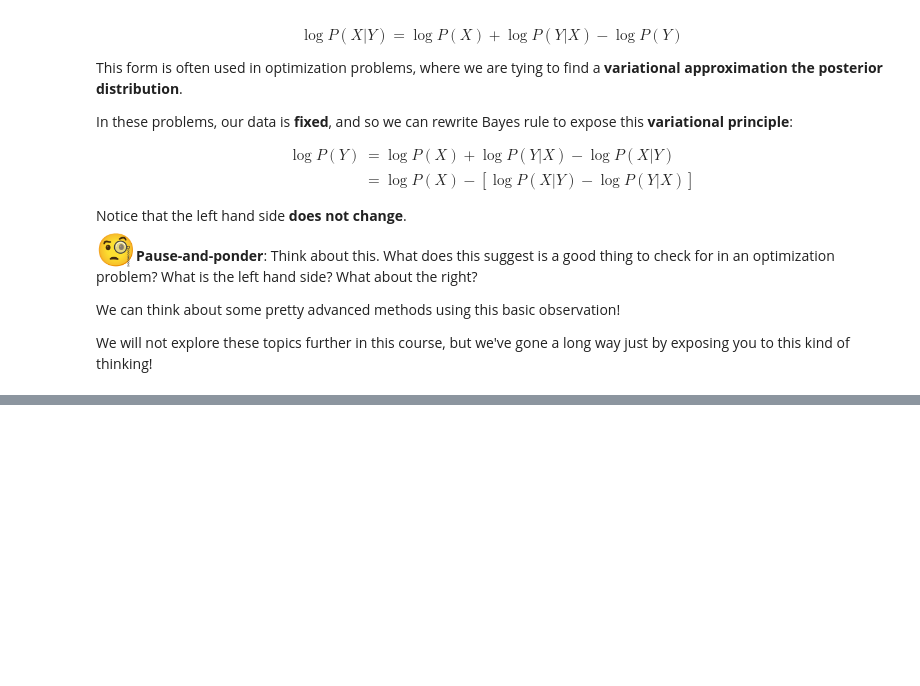
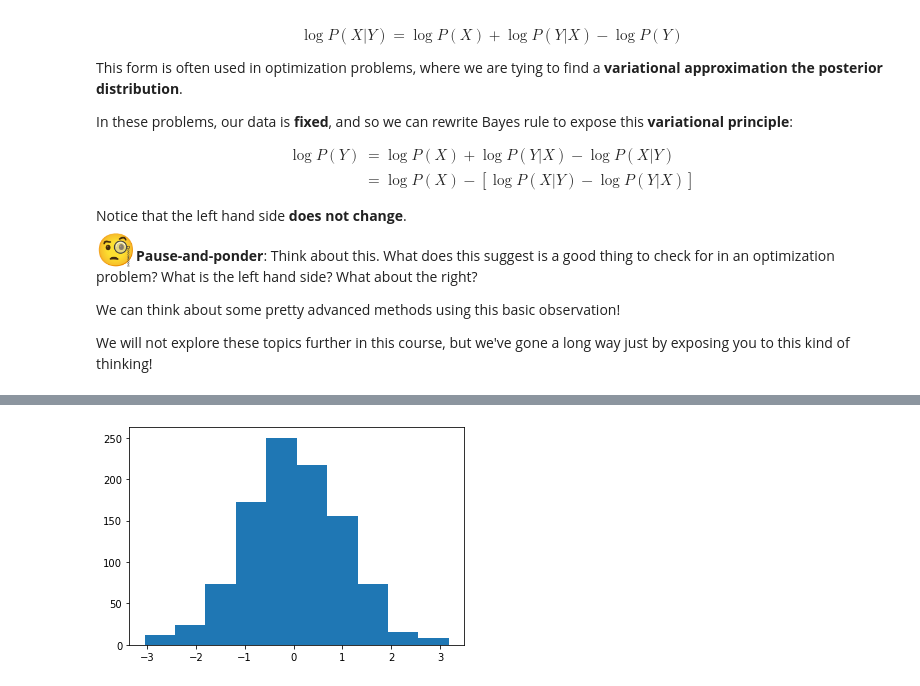
Before and after one commit to diego898/ds5440-fall-2020, a Jupyter notebook: nbs/Prob-Review.ipynb, the cells around one changed output, grey strips where cells are left out. Saved outputs shown, nothing was run; the diff lists cells and outputs as text; code cells hidden in the pictures; blank space fills up the shorter version.

```diff
--- a/nbs/Prob-Review.ipynb
+++ b/nbs/Prob-Review.ipynb
@@ -565,0 +590,5 @@ We will not explore these topics further in this course, but we've gone a long w
+# %%
+samples = np.random.standard_normal(1000)
+plt.hist(samples);
+# %% [output]
+[figure, added]
```
Also changed, not shown: parts of 35 cells of this notebook.
